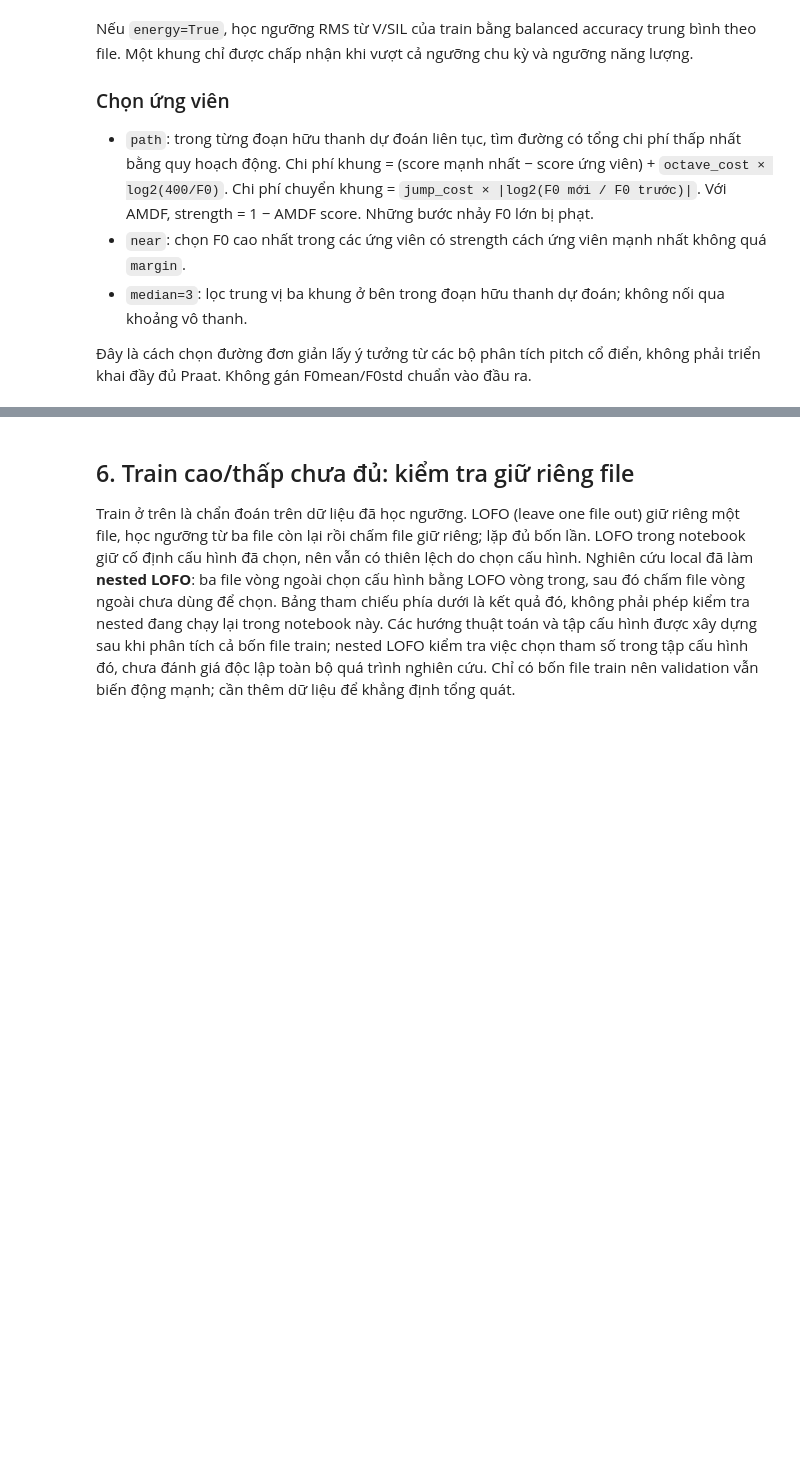
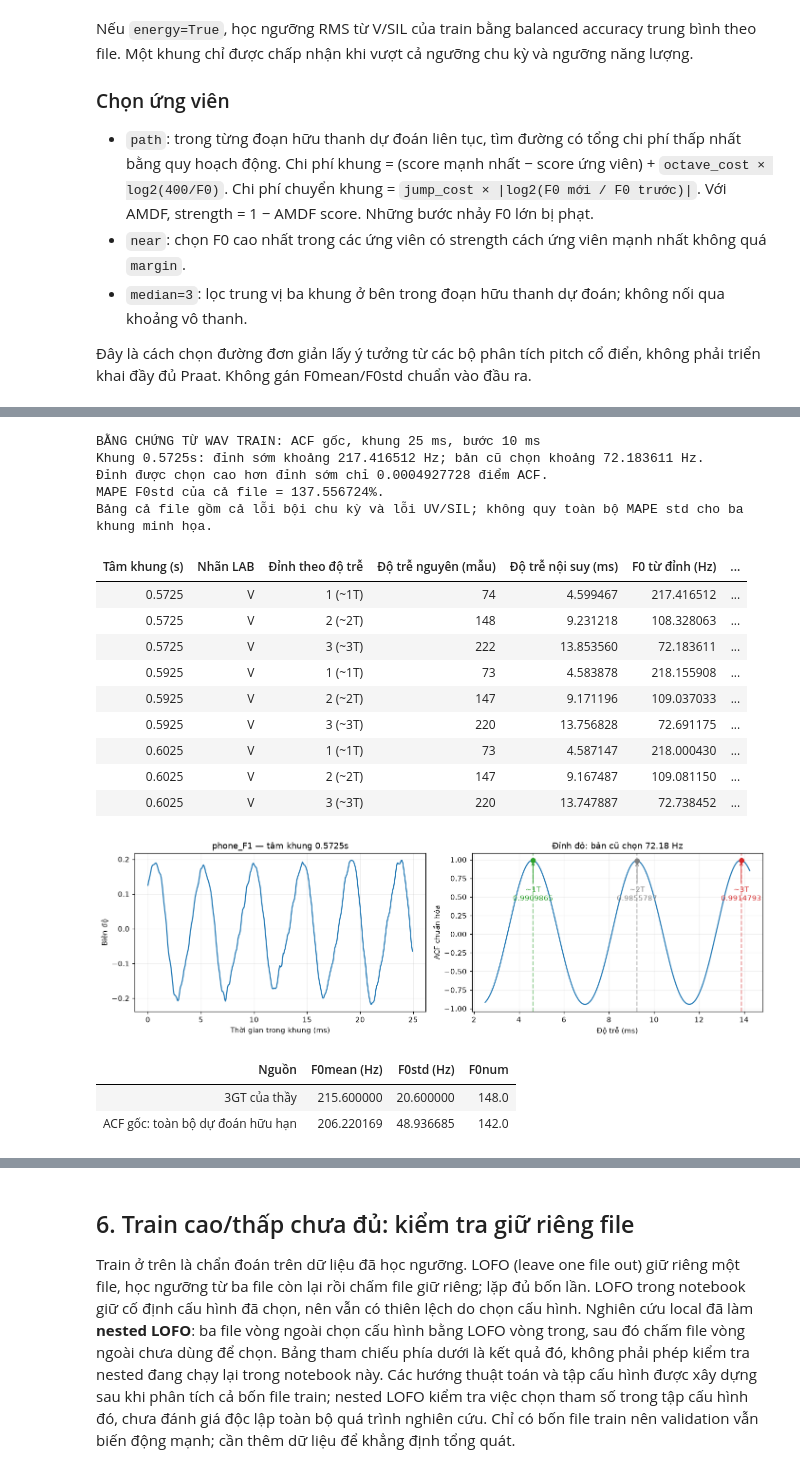
Before and after one commit to Violetta147/XLTN-BT2, a Jupyter notebook: research_3gt_2026_10_05/deliverables/executed_local/BT2_ACF_AMDF_GMM_improved_train_only.ipynb, the cells around one changed output, grey strips where cells are left out. Cells and saved outputs as stored; diff of their text form; code cells hidden in the pictures; blank space fills up the shorter version.

Commit message:
docs: measure ACF period and silence errors in delivered notebooks

```diff
--- a/research_3gt_2026_10_05/deliverables/executed_local/BT2_ACF_AMDF_GMM_improved_train_only.ipynb
+++ b/research_3gt_2026_10_05/deliverables/executed_local/BT2_ACF_AMDF_GMM_improved_train_only.ipynb
@@ -837,0 +1018,22 @@ KẾT QUẢ TẬP TRAIN — GMM_AMDF
+# %%
+GREEDY_PEAK_EVIDENCE = greedy_period_evidence(train_by_frame[25])
+# %% [output]
+BẰNG CHỨNG TỪ WAV TRAIN: ACF gốc, khung 25 ms, bước 10 ms
+Khung 0.5725s: đỉnh sớm khoảng 217.416512 Hz; bản cũ chọn khoảng 72.183611 Hz.
+Đỉnh được chọn cao hơn đỉnh sớm chỉ 0.0004927728 điểm ACF.
+MAPE F0std của cả file = 137.556724%.
+Bảng cả file gồm cả lỗi bội chu kỳ và lỗi UV/SIL; không quy toàn bộ MAPE std cho ba khung minh họa.
+| Tâm khung (s) | Nhãn LAB | Đỉnh theo độ trễ | Độ trễ nguyên (mẫu) | Độ trễ nội suy (ms) | F0 từ đỉnh (Hz) | ... |
+| 0.5725 | V | 1 (~1T) | 74 | 4.599467 | 217.416512 | ... |
+| 0.5725 | V | 2 (~2T) | 148 | 9.231218 | 108.328063 | ... |
+| 0.5725 | V | 3 (~3T) | 222 | 13.853560 | 72.183611 | ... |
+| 0.5925 | V | 1 (~1T) | 73 | 4.583878 | 218.155908 | ... |
+| 0.5925 | V | 2 (~2T) | 147 | 9.171196 | 109.037033 | ... |
+| 0.5925 | V | 3 (~3T) | 220 | 13.756828 | 72.691175 | ... |
+| 0.6025 | V | 1 (~1T) | 73 | 4.587147 | 218.000430 | ... |
+| 0.6025 | V | 2 (~2T) | 147 | 9.167487 | 109.081150 | ... |
+| 0.6025 | V | 3 (~3T) | 220 | 13.747887 | 72.738452 | ... |
+[figure, added]
+| Nguồn | F0mean (Hz) | F0std (Hz) | F0num |
+| 3GT của thầy | 215.600000 | 20.600000 | 148.0 |
+| ACF gốc: toàn bộ dự đoán hữu hạn | 206.220169 | 48.936685 | 142.0 |
```
Also changed, not shown: parts of 4 cells of this notebook, 21 other files.
